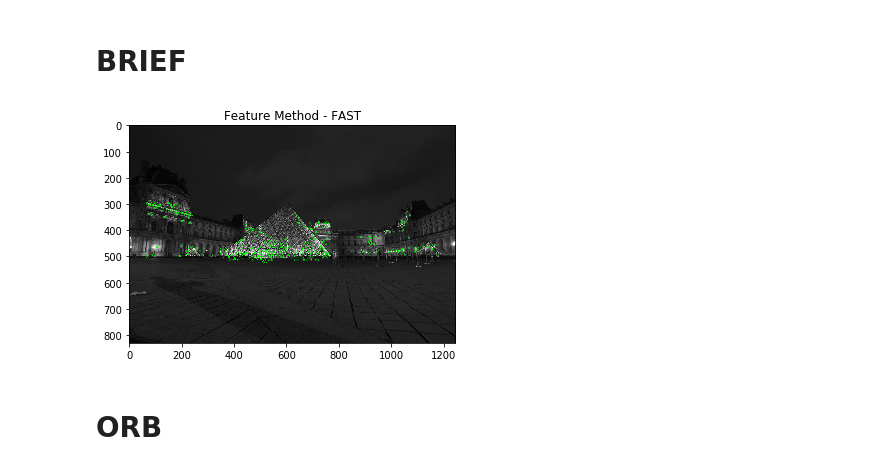
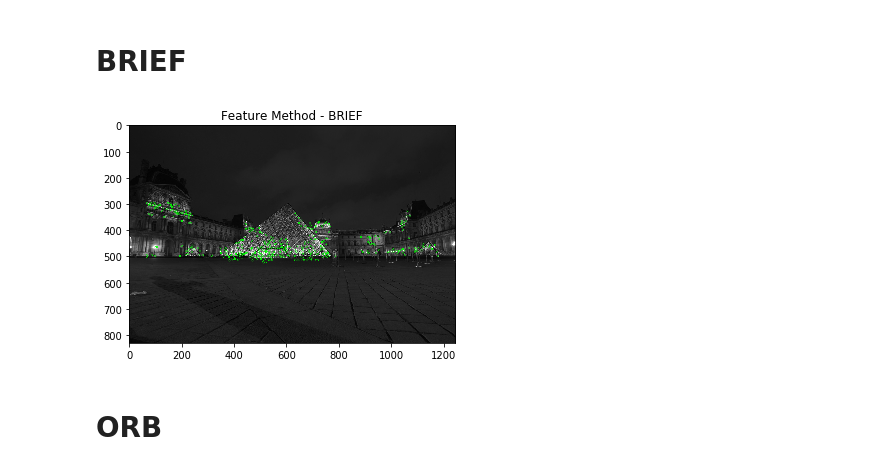
Before and after one commit to Jekso/Singularity-Computer-Vision, a Jupyter notebook: Module 4 Object Detection/03- SIFT, SURF, FAST, BRIEF, ORB.ipynb, the cells around one changed output. Cells and saved outputs as stored; diff of their text form; code cells hidden in the pictures.

```diff
--- a/Module 4 Object Detection/03- SIFT, SURF, FAST, BRIEF, ORB.ipynb
+++ b/Module 4 Object Detection/03- SIFT, SURF, FAST, BRIEF, ORB.ipynb
@@ -79,28 +79,28 @@ cv2.destroyAllWindows()
 # %%
 import numpy as np
 import cv2
 from matplotlib import pyplot as plt
 
 img = cv2.imread('../Data/Images/input.jpg',0)
 
 star = cv2.xfeatures2d.StarDetector_create()
 brief = cv2.xfeatures2d.BriefDescriptorExtractor_create()
 
 kp = star.detect(img,None)
 kp, des = brief.compute(img, kp)
 
 img = cv2.drawKeypoints(img, kp, color=(0,255,0), outImage=img)
 
-cv2.imshow('Feature Method - FAST', img)
+cv2.imshow('Feature Method - BRIEF', img)
 cv2.waitKey()
 
 plt.imshow(cv2.cvtColor(img, cv2.COLOR_BGR2RGB))
-plt.title('Feature Method - FAST')
+plt.title('Feature Method - BRIEF')
 plt.show()
 
 cv2.destroyAllWindows()
 # %% [output]
-[figure, old version]
+[figure, new version]
 # %% [markdown]
 # ORB
 # %%
```
Also changed, not shown: parts of 1 cell of this notebook, 2 other files.
